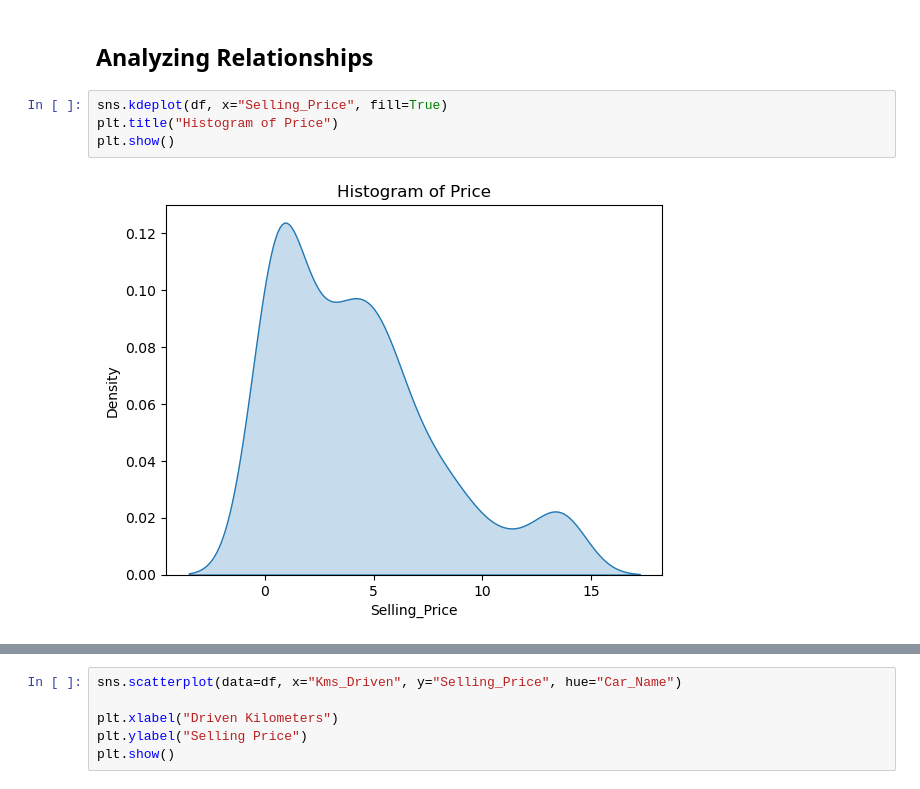
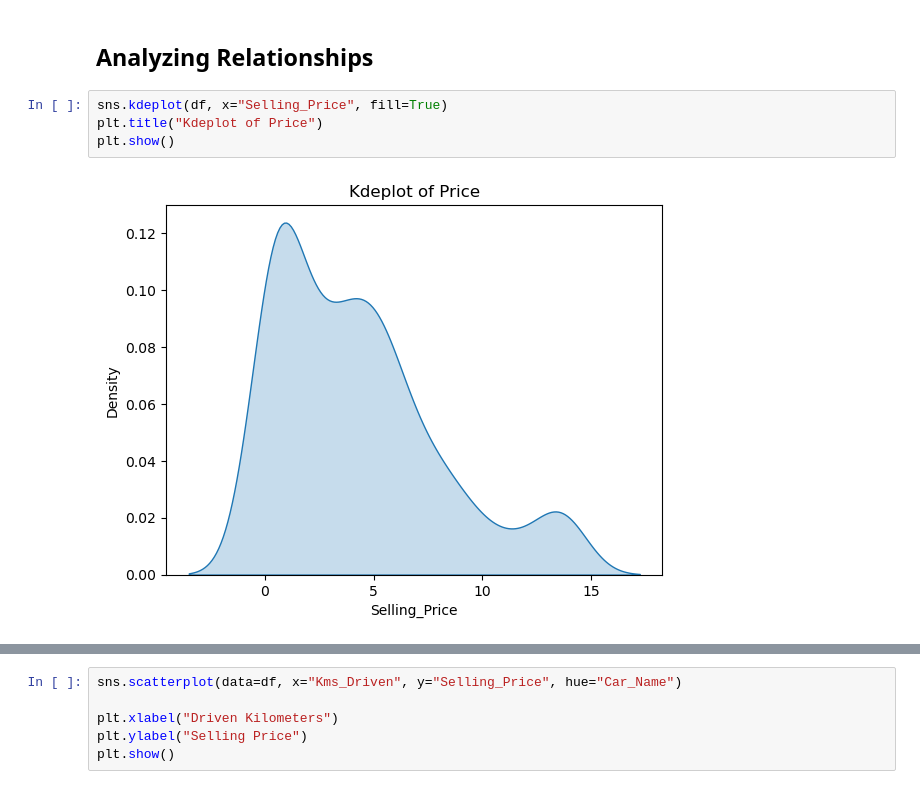
Before and after one commit to ayberkozcan/regression-exercises, a Jupyter notebook: Analyzing Car Prices/analyze_car_prices.ipynb, the cells around one changed output, grey strips where cells are left out. Drawn from its saved outputs; the diff is of its cells as text.

```diff
--- a/Analyzing Car Prices/analyze_car_prices.ipynb
+++ b/Analyzing Car Prices/analyze_car_prices.ipynb
@@ -160,10 +160,10 @@ df.tail()
 ## Analyzing Relationships
 # %%
 sns.kdeplot(df, x="Selling_Price", fill=True)
-plt.title("Histogram of Price")
+plt.title("Kdeplot of Price")
 plt.show()
 # %% [output]
-[figure, old version]
+[figure, new version]
 # %%
 sns.lineplot(data=df, x="Year", y="Selling_Price", label="Selling_Price", color="blue")
 sns.lineplot(data=df, x="Year", y="Present_Price", label="Present_Price", color="red")
```
Also changed, not shown: parts of 2 cells of this notebook, 1 other file.
